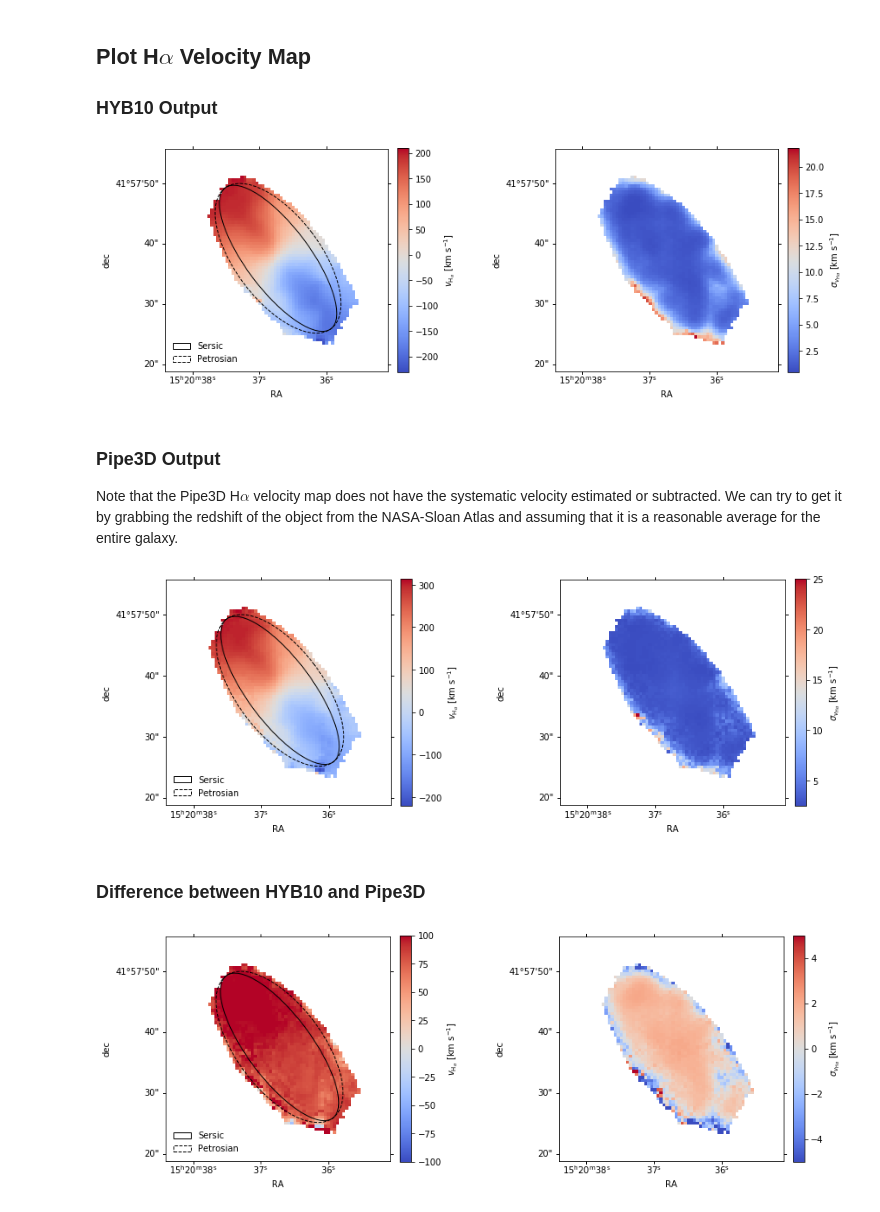
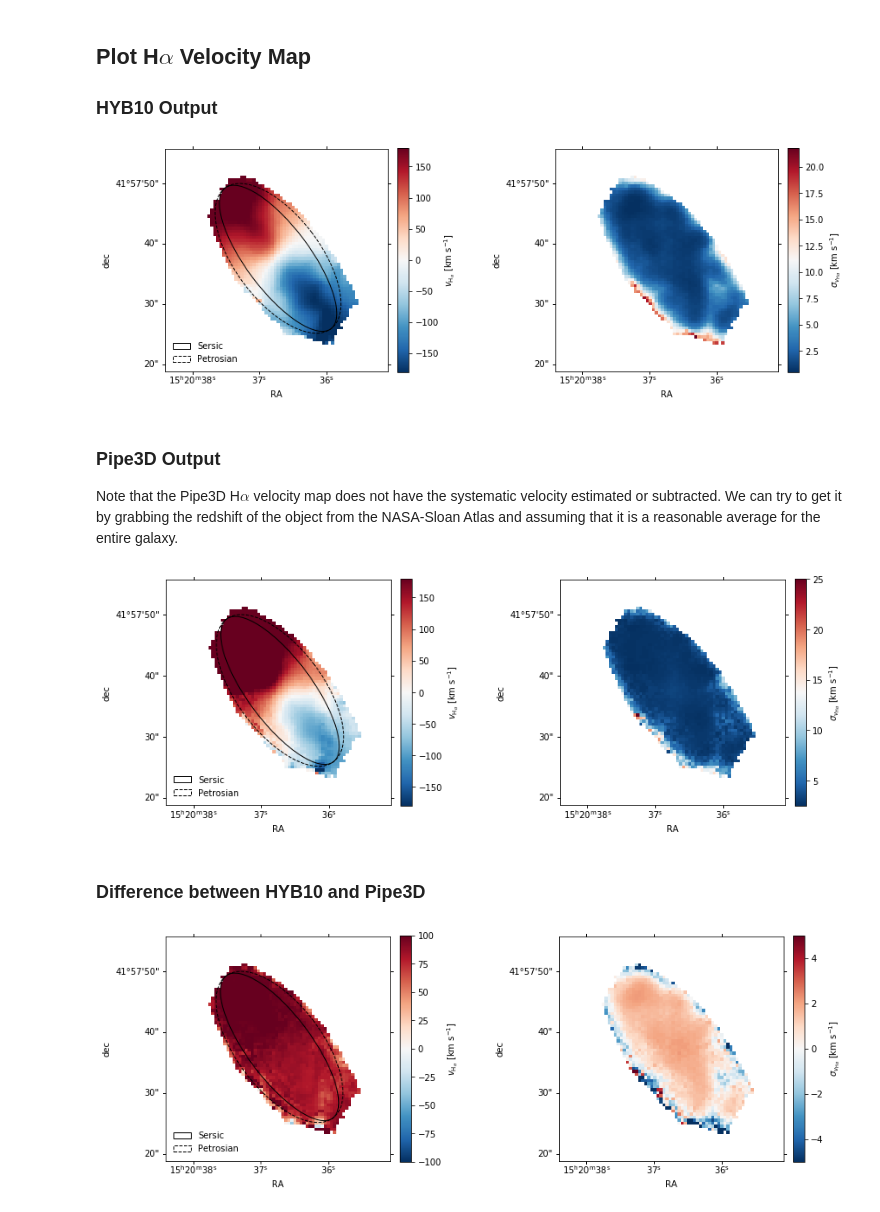
Before and after one commit to DESI-UR/rotcurve, a Jupyter notebook: doc/nb/velHa.ipynb, the cells around one changed output. Drawn from its saved outputs; the diff is of its cells as text; code cells hidden in the pictures.

```diff
--- a/doc/nb/velHa.ipynb
+++ b/doc/nb/velHa.ipynb
@@ -30,9 +32,11 @@ mpl.rc('font', size=12)
 
 Grab the DAP summary file and the output from one plate+IFU. Extract the corresponding summary data.
 # %%
-dapall = MaNGA_DAP('../../../dapall-v2_4_3-2.2.1.fits')
-hyb10 = MaNGA_HYB10('../../../manga-7443-12705-MAPS-HYB10-GAU-MILESHC.fits.gz')
-pip3d = MaNGA_Pipe3D('../../../manga-7443-12705.Pipe3D.cube.fits.gz')
+sas = os.environ['SAS_BASE_DIR']
+
+dapall = MaNGA_DAP('/'.join([sas, 'dr16/manga/spectro/analysis/v2_4_3/2.2.1/dapall-v2_4_3-2.2.1.fits']))
+hyb10 = MaNGA_HYB10('/'.join([sas, 'dr16/manga/spectro/analysis/v2_4_3/2.2.1/HYB10-GAU-MILESHC/7443/12705/manga-7443-12705-MAPS-HYB10-GAU-MILESHC.fits.gz']))
+pip3d = MaNGA_Pipe3D('/'.join([sas, 'dr16/manga/spectro/pipe3d/v2_4_3/2.4.3/7443/manga-7443-12705.Pipe3D.cube.fits.gz']))
 dapdat = dapall.get_data(hyb10.plateifu)
 # %% [output]
 WARNING: FITSFixedWarning: PLATEID = 7443 / Current plate
@@ -72,7 +76,7 @@ fig, axes = plt.subplots(1,2, figsize=(12,4.5),
                          subplot_kw={'projection':hyb10.wcs},
                          gridspec_kw={'wspace':0.6})
 ax = axes[0]
-im = ax.imshow(hyb10.vHa, origin='lower', cmap='coolwarm')
+im = ax.imshow(hyb10.vHa, origin='lower', cmap='RdBu_r', vmin=-180, vmax=180)
 cb = fig.colorbar(im, ax=ax, fraction=0.046, pad=0.04)
 cb.set_label(r'$v_{\mathrm{H}_\alpha}$ [km s$^{-1}$]')
 ax.set(aspect='equal',
@@ -97,7 +101,7 @@ leg = ax.legend()
 leg.get_frame().set_linewidth(0)
 
 ax = axes[1]
-im = ax.imshow(np.sqrt(1./hyb10.ivar_vHa), origin='lower', cmap='coolwarm')
+im = ax.imshow(np.sqrt(1./hyb10.ivar_vHa), origin='lower', cmap='RdBu_r')
 cb = fig.colorbar(im, ax=ax, fraction=0.046, pad=0.04)
 cb.set_label(r'$\sigma_{v_{\mathrm{H}\alpha}}$ [km s$^{-1}$]')
 ax.set(aspect='equal',
@@ -106,7 +110,7 @@ ax.set(aspect='equal',
 
 fig.subplots_adjust(left=0.125, bottom=0.125, right=0.975, top=0.95)
 # %% [output]
-[figure, old version]
+[figure, new version]
 # %% [markdown]
 ### Pipe3D Output
 
@@ -123,7 +127,7 @@ ax = axes[0]
 v_sys = (constants.c * z).to('km/s').value
 vHa = np.ma.masked_array(pip3d.vHa - v_sys, mask=hyb10.mask_vHa)
 
-im = ax.imshow(vHa, origin='lower', cmap='coolwarm')
+im = ax.imshow(vHa, origin='lower', cmap='RdBu_r', vmin=-180, vmax=180)
 cb = fig.colorbar(im, ax=ax, fraction=0.046, pad=0.04)
 cb.set_label(r'$v_{\mathrm{H}_\alpha}$ [km s$^{-1}$]')
 ax.set(aspect='equal',
@@ -133,35 +137,35 @@ ax.set(aspect='equal',
 # Plot the Sersic isophotal 90% coverage ellipse.
 aper = SkyEllipticalAperture(SkyCoord(objra*u.degree, objdec*u.degree, frame='icrs'),
                              rcov90*u.arcsec, rcov90*ba_s*u.arcsec,
                              (phi_s)*u.degree)
 pix = aper.to_pixel(hyb10.wcs)
 pix.plot(axes=ax, label='Sersic')
 
 # Plot the Petrosian isophotal 90% coverage ellipse.
 aper = SkyEllipticalAperture(SkyCoord(objra*u.degree, objdec*u.degree, frame='icrs'),
                              rcov90*u.arcsec, rcov90*ba_p*u.arcsec,
                              (phi_p)*u.degree)
 pix = aper.to_pixel(hyb10.wcs)
 pix.plot(axes=ax, ls='--', label='Petrosian')
 
 leg = ax.legend()
 leg.get_frame().set_linewidth(0)
 
 ax = axes[1]
 
 # Mask the Pipe3D data using the DAP mask.
 dvHa = np.ma.masked_array(pip3d.dvHa, mask=hyb10.mask_vHa)
 
-im = ax.imshow(dvHa, origin='lower', cmap='coolwarm')
+im = ax.imshow(dvHa, origin='lower', cmap='RdBu_r')
 cb = fig.colorbar(im, ax=ax, fraction=0.046, pad=0.04)
 cb.set_label(r'$\sigma_{v_{\mathrm{H}\alpha}}$ [km s$^{-1}$]')
 ax.set(aspect='equal',
        xlabel=r'RA',
        ylabel=r'dec')
 
 fig.subplots_adjust(left=0.125, bottom=0.125, right=0.975, top=0.95)
 # %% [output]
-[figure, old version]
+[figure, new version]
 # %% [markdown]
 ### Difference between HYB10 and Pipe3D
 # %%
@@ -170,7 +174,7 @@ fig, axes = plt.subplots(1,2, figsize=(12,4.5),
                          subplot_kw={'projection':hyb10.wcs},
                          gridspec_kw={'wspace':0.6})
 ax = axes[0]
-im = ax.imshow(vHa - hyb10.vHa, origin='lower', cmap='coolwarm',
+im = ax.imshow(vHa - hyb10.vHa, origin='lower', cmap='RdBu_r',
                vmin=-100, vmax=100)
 cb = fig.colorbar(im, ax=ax, fraction=0.046, pad=0.04)
 cb.set_label(r'$v_{\mathrm{H}_\alpha}$ [km s$^{-1}$]')
@@ -196,7 +200,7 @@ leg = ax.legend()
 leg.get_frame().set_linewidth(0)
 
 ax = axes[1]
-im = ax.imshow(dvHa - np.sqrt(1./hyb10.ivar_vHa), origin='lower', cmap='coolwarm',
+im = ax.imshow(dvHa - np.sqrt(1./hyb10.ivar_vHa), origin='lower', cmap='RdBu_r',
                vmin=-5, vmax=5)
 cb = fig.colorbar(im, ax=ax, fraction=0.046, pad=0.04)
 cb.set_label(r'$\sigma_{v_{\mathrm{H}\alpha}}$ [km s$^{-1}$]')
@@ -206,4 +210,4 @@ ax.set(aspect='equal',
 
 fig.subplots_adjust(left=0.125, bottom=0.125, right=0.975, top=0.95)
 # %% [output]
-[figure, old version]
+[figure, new version]
```
Also changed, not shown: parts of 1 cell of this notebook, 1 other file.
